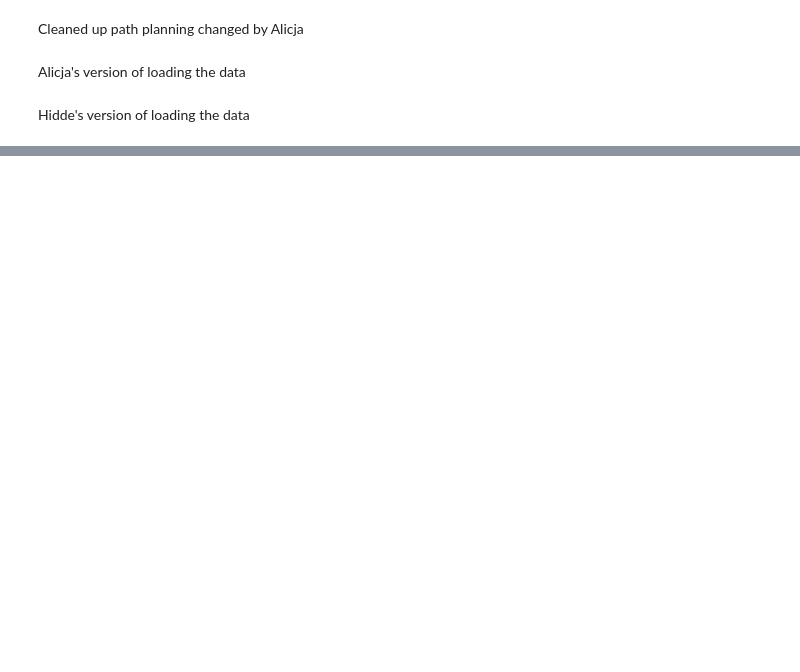
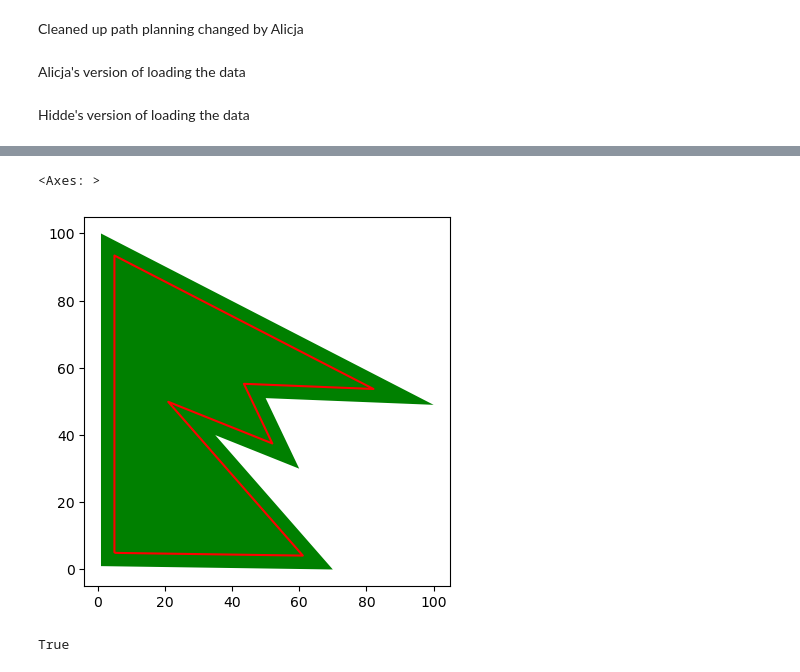
Before and after one commit to NickBak08/AgricultureRobotics, a Jupyter notebook: PathPlanning/cleanedup.ipynb, the cells around one changed output, grey strips where cells are left out. Saved outputs shown, nothing was run; the diff lists cells and outputs as text; code cells hidden in the pictures; blank space fills up the shorter version.

```diff
--- a/PathPlanning/cleanedup.ipynb
+++ b/PathPlanning/cleanedup.ipynb
@@ -391,0 +579,20 @@ Finding path 3/4
+# %%
+
+field = load_data(data_path,include_obs)
+
+turn_radius = 2
+field_headlands = generate_headlands(field,turn_radius)
+
+_, ax = plt.subplots()
+field.plot(ax = ax, color = 'green')
+field_headlands.boundary.plot(ax = ax,color = 'red')
+# %% [output]
+<Axes: >
+[figure, added]
+# %%
+a = LineString([[60,-10],[60,150]])
+a_df = gpd.GeoSeries(a)
+clipped = gpd.clip(a_df,field)
+type(clipped[0])==MultiLineString
+# %% [output]
+True
```
Also changed, not shown: parts of 7 cells of this notebook, 1 other file.
